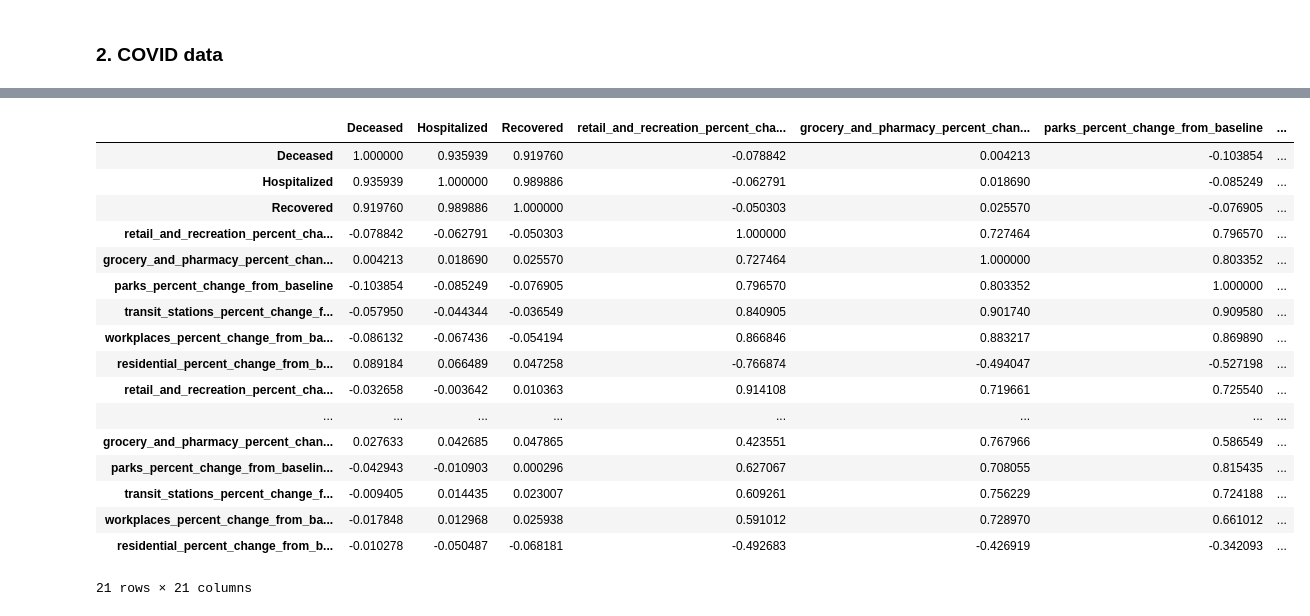
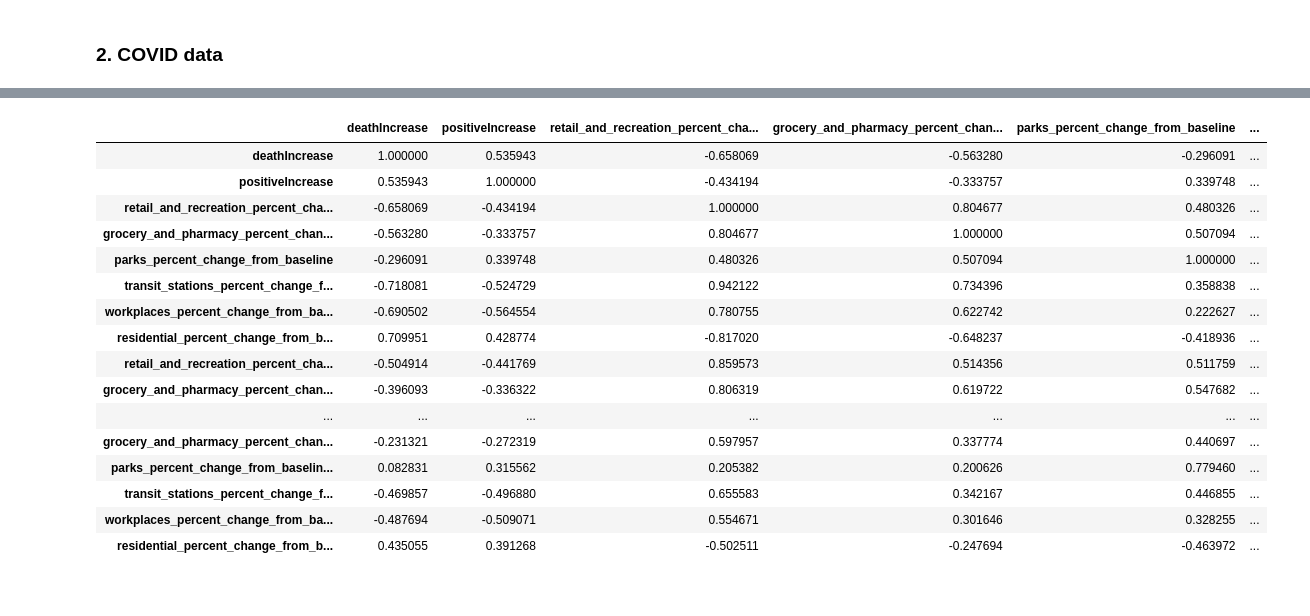
Before and after one commit to COVID-IWG/epimargin, a Jupyter notebook: studies/india_districts/google_mobility_india_exploration.ipynb, the cells around one changed output, grey strips where cells are left out. Drawn from its saved outputs; the diff is of its cells as text; code cells hidden in the pictures.

```diff
--- a/studies/india_districts/google_mobility_india_exploration.ipynb
+++ b/studies/india_districts/google_mobility_india_exploration.ipynb
@@ -102,0 +231,4 @@ states_weekly = full_df.groupby(['state','week']).sum()
+# %%
+us_mobility['sub_region_1'].fillna('US', inplace=True)
+# %%
+us_mobility = us_mobility.rename(columns={'sub_region_1':'state'}).set_index(['state','date'])
@@ -102,0 +274,6 @@ states_weekly = full_df.groupby(['state','week']).sum()
+# %%
+joined_us = us_overall_cases.join(us_mobility.loc['US'])
+# %%
+for lag in [7, 14]:
+    for col in ['retail_and_recreation_percent_change_from_baseline', 'grocery_and_pharmacy_percent_change_from_baseline', 'parks_percent_change_from_baseline', 'transit_stations_percent_change_from_baseline', 'workplaces_percent_change_from_baseline', 'residential_percent_change_from_baseline']:
+        joined_us[col + '_lag_' + str(lag)] = joined_us[col].shift(-lag)
@@ -103,21 +297,20 @@ states_weekly = full_df.groupby(['state','week']).sum()
 # %%
-states_weekly.corr()
+joined_us.corr()
 # %% [output]
-|  | Deceased | Hospitalized | Recovered | retail_and_recreation_percent_cha... | grocery_and_pharmacy_percent_chan... | parks_percent_change_from_baseline | ... |
-| Deceased | 1.000000 | 0.935939 | 0.919760 | -0.078842 | 0.004213 | -0.103854 | ... |
-| Hospitalized | 0.935939 | 1.000000 | 0.989886 | -0.062791 | 0.018690 | -0.085249 | ... |
-| Recovered | 0.919760 | 0.989886 | 1.000000 | -0.050303 | 0.025570 | -0.076905 | ... |
-| retail_and_recreation_percent_cha... | -0.078842 | -0.062791 | -0.050303 | 1.000000 | 0.727464 | 0.796570 | ... |
-| grocery_and_pharmacy_percent_chan... | 0.004213 | 0.018690 | 0.025570 | 0.727464 | 1.000000 | 0.803352 | ... |
-| parks_percent_change_from_baseline | -0.103854 | -0.085249 | -0.076905 | 0.796570 | 0.803352 | 1.000000 | ... |
-| transit_stations_percent_change_f... | -0.057950 | -0.044344 | -0.036549 | 0.840905 | 0.901740 | 0.909580 | ... |
-| workplaces_percent_change_from_ba... | -0.086132 | -0.067436 | -0.054194 | 0.866846 | 0.883217 | 0.869890 | ... |
-| residential_percent_change_from_b... | 0.089184 | 0.066489 | 0.047258 | -0.766874 | -0.494047 | -0.527198 | ... |
-| retail_and_recreation_percent_cha... | -0.032658 | -0.003642 | 0.010363 | 0.914108 | 0.719661 | 0.725540 | ... |
-| ... | ... | ... | ... | ... | ... | ... | ... |
-| grocery_and_pharmacy_percent_chan... | 0.027633 | 0.042685 | 0.047865 | 0.423551 | 0.767966 | 0.586549 | ... |
-| parks_percent_change_from_baselin... | -0.042943 | -0.010903 | 0.000296 | 0.627067 | 0.708055 | 0.815435 | ... |
-| transit_stations_percent_change_f... | -0.009405 | 0.014435 | 0.023007 | 0.609261 | 0.756229 | 0.724188 | ... |
-| workplaces_percent_change_from_ba... | -0.017848 | 0.012968 | 0.025938 | 0.591012 | 0.728970 | 0.661012 | ... |
-| residential_percent_change_from_b... | -0.010278 | -0.050487 | -0.068181 | -0.492683 | -0.426919 | -0.342093 | ... |
+|  | deathIncrease | positiveIncrease | retail_and_recreation_percent_cha... | grocery_and_pharmacy_percent_chan... | parks_percent_change_from_baseline | ... |
+| deathIncrease | 1.000000 | 0.535943 | -0.658069 | -0.563280 | -0.296091 | ... |
+| positiveIncrease | 0.535943 | 1.000000 | -0.434194 | -0.333757 | 0.339748 | ... |
+| retail_and_recreation_percent_cha... | -0.658069 | -0.434194 | 1.000000 | 0.804677 | 0.480326 | ... |
+| grocery_and_pharmacy_percent_chan... | -0.563280 | -0.333757 | 0.804677 | 1.000000 | 0.507094 | ... |
+| parks_percent_change_from_baseline | -0.296091 | 0.339748 | 0.480326 | 0.507094 | 1.000000 | ... |
+| transit_stations_percent_change_f... | -0.718081 | -0.524729 | 0.942122 | 0.734396 | 0.358838 | ... |
+| workplaces_percent_change_from_ba... | -0.690502 | -0.564554 | 0.780755 | 0.622742 | 0.222627 | ... |
+| residential_percent_change_from_b... | 0.709951 | 0.428774 | -0.817020 | -0.648237 | -0.418936 | ... |
+| retail_and_recreation_percent_cha... | -0.504914 | -0.441769 | 0.859573 | 0.514356 | 0.511759 | ... |
+| grocery_and_pharmacy_percent_chan... | -0.396093 | -0.336322 | 0.806319 | 0.619722 | 0.547682 | ... |
+| ... | ... | ... | ... | ... | ... | ... |
+| grocery_and_pharmacy_percent_chan... | -0.231321 | -0.272319 | 0.597957 | 0.337774 | 0.440697 | ... |
+| parks_percent_change_from_baselin... | 0.082831 | 0.315562 | 0.205382 | 0.200626 | 0.779460 | ... |
+| transit_stations_percent_change_f... | -0.469857 | -0.496880 | 0.655583 | 0.342167 | 0.446855 | ... |
+| workplaces_percent_change_from_ba... | -0.487694 | -0.509071 | 0.554671 | 0.301646 | 0.328255 | ... |
+| residential_percent_change_from_b... | 0.435055 | 0.391268 | -0.502511 | -0.247694 | -0.463972 | ... |
-21 rows × 21 columns
```
Also changed, not shown: parts of 41 cells of this notebook, 1 other file.
